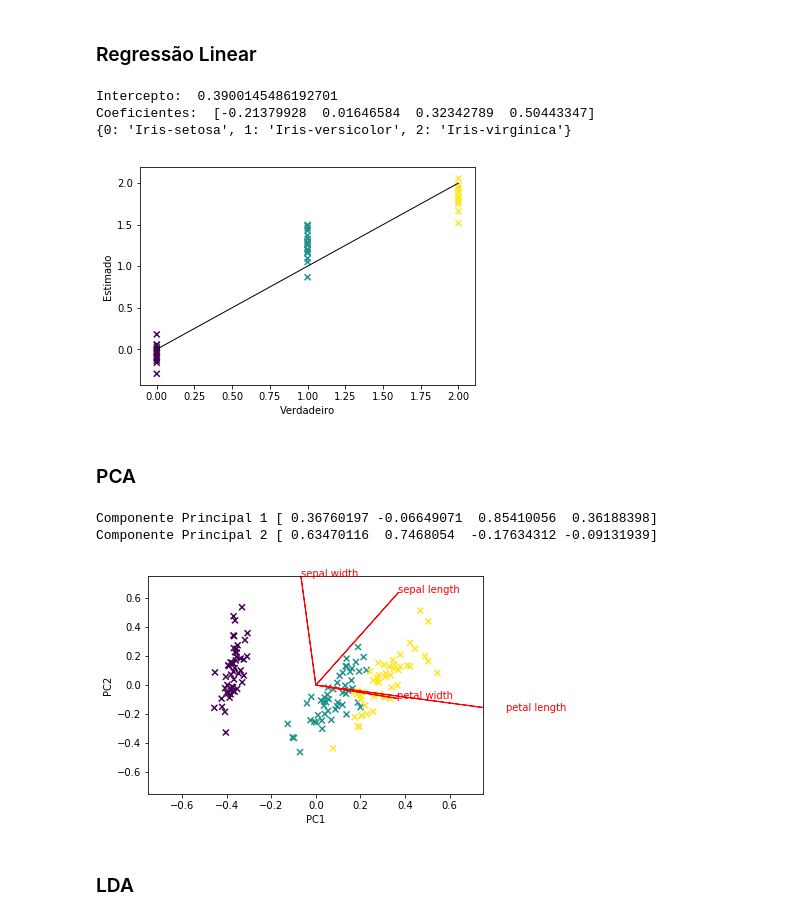
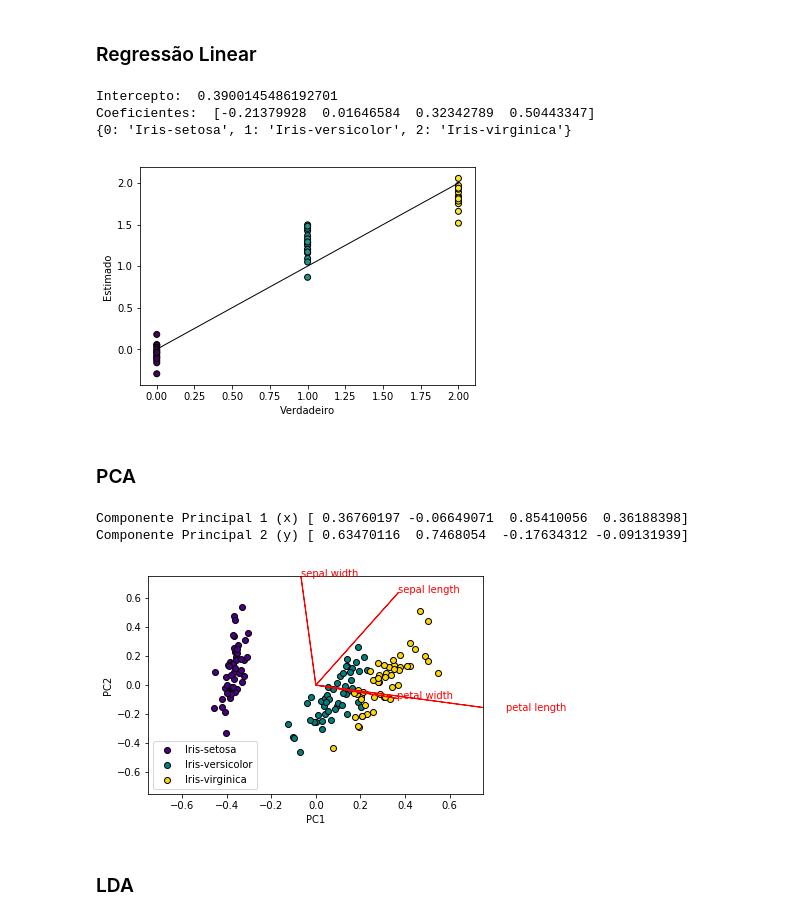
Before and after one commit to amacielima/fund-ia, a Jupyter notebook: Atividade 07/1201193_PEL202_Atividade07.ipynb, the cells around one changed output. Saved outputs shown, nothing was run; the diff lists cells and outputs as text; code cells hidden in the pictures.

```diff
--- a/Atividade 07/1201193_PEL202_Atividade07.ipynb
+++ b/Atividade 07/1201193_PEL202_Atividade07.ipynb
@@ -44,7 +43,7 @@ print('Coeficientes: ', lin_reg_model.coef_)
 print(class_map)
 
 # gera gráfico da regressão
-plt.scatter(y_test, y_pred, marker = 'x', c = y_test)
+plt.scatter(y_test, y_pred, marker = 'o', c = y_test, edgecolors = 'black')
 plt.plot([y_test.min(), y_test.max()], [y_test.min(), y_test.max()], lw=1, c = 'black')
 plt.xlabel('Verdadeiro', fontsize = 10)
 plt.ylabel('Estimado', fontsize = 10)
@@ -53,57 +52,71 @@ plt.show()
 Intercepto:  0.3900145486192701
 Coeficientes:  [-0.21379928  0.01646584  0.32342789  0.50443347]
 {0: 'Iris-setosa', 1: 'Iris-versicolor', 2: 'Iris-virginica'}
-[figure, old version]
+[figure, new version]
 # %% [markdown]
 ### PCA
 # %%
 # PCA com dois componentes principais
-pca_model = PCA(n_components = 2)
-pca_model = pca_model.fit(X_train, y_train)
-trf_X = pca_model.transform(X)
+pca = PCA(n_components = 2)
+pca = pca.fit(X_train, y_train)
+trf_X = pca.transform(X)
 
-print('Componente Principal 1 ' + str(pca_model.components_[0]))
-print('Componente Principal 2 ' + str(pca_model.components_[1]))
+print('Componente Principal 1 (x) ' + str(pca.components_[0]))
+print('Componente Principal 2 (y) ' + str(pca.components_[1]))
 
 # captura os valores do primeiro/segundo componente principal
 pca1 = trf_X[:,0]
 pca2 = trf_X[:,1]
 
 # transpõe os coeficientes para pares ordenados
-coeff = np.transpose(pca_model.components_[0:2, :])
+coeff = np.transpose(pca.components_[0:2, :])
 
 # contabiliza o número de pares
 n = coeff.shape[0]
 
 # determina o fator de normalização
 pca_x = 1.0 / (pca1.max() - pca1.min())
 pca_y = 1.0 / (pca2.max() - pca2.min())
 
-# plota gráfico com os dados do PCA na base de iris
-plt.scatter(pca1 * pca_x, pca2 * pca_y, c = y, marker = 'x')
+# plota dados obtidos pelo PCA
+for l, c in zip(iris['class'].unique(), ['indigo', 'teal', 'gold']):
+
+    if (l == 0):
+        text = class_map[l]
+
+    elif (l == 1):
+        text = class_map[l]
+
+    elif (l == 2):
+        text = class_map[l]
+
+    # plota gráfico com os dados do PCA na base de iris
+    plt.scatter(trf_X[y == l, 0] * pca_x, trf_X[y == l, 1] * pca_y, c = c, label = text, marker = 'o', edgecolors = 'black')
 
 # para cada par x e y de coeficientes
 for i in range(n):
 
     # imprime reta de cada atributo x e y do coeficiente
     plt.arrow(0, 0, coeff[i,0], coeff[i,1], color = 'r')
 
     # imprime texto descrevendo a reta
     plt.text(coeff[i,0] , coeff[i,1] , attrib[i], color = 'r')
 
 # determina limites de plotagem
 plt.xlim(-0.75,0.75)
 plt.ylim(-0.75,0.75)
 
 # determina nome dos eixos
 plt.xlabel("PC1")
 plt.ylabel("PC2")
 
+plt.legend(loc = "lower left")
+
 # apresenta o gráfico
 plt.show()
 # %% [output]
-Componente Principal 1 [ 0.36760197 -0.06649071  0.85410056  0.36188398]
-Componente Principal 2 [ 0.63470116  0.7468054  -0.17634312 -0.09131939]
+Componente Principal 1 (x) [ 0.36760197 -0.06649071  0.85410056  0.36188398]
+Componente Principal 2 (y) [ 0.63470116  0.7468054  -0.17634312 -0.09131939]
-[figure, old version]
+[figure, new version]
 # %% [markdown]
 ### LDA
```
Also changed, not shown: parts of 4 cells of this notebook.
